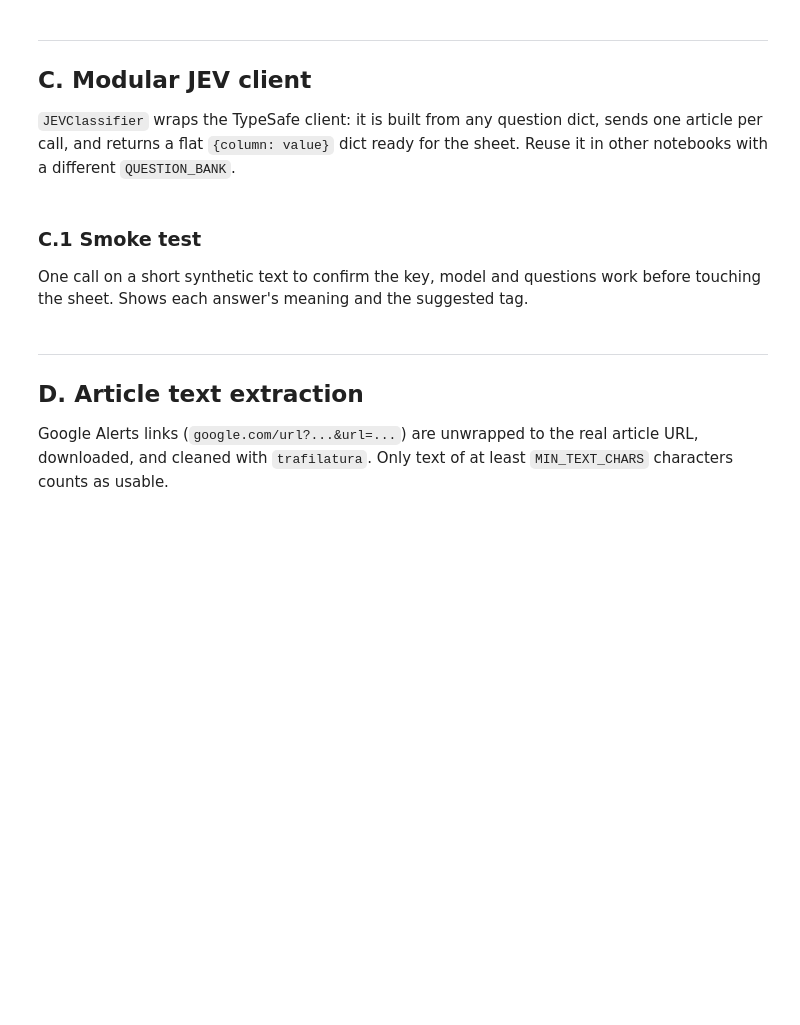
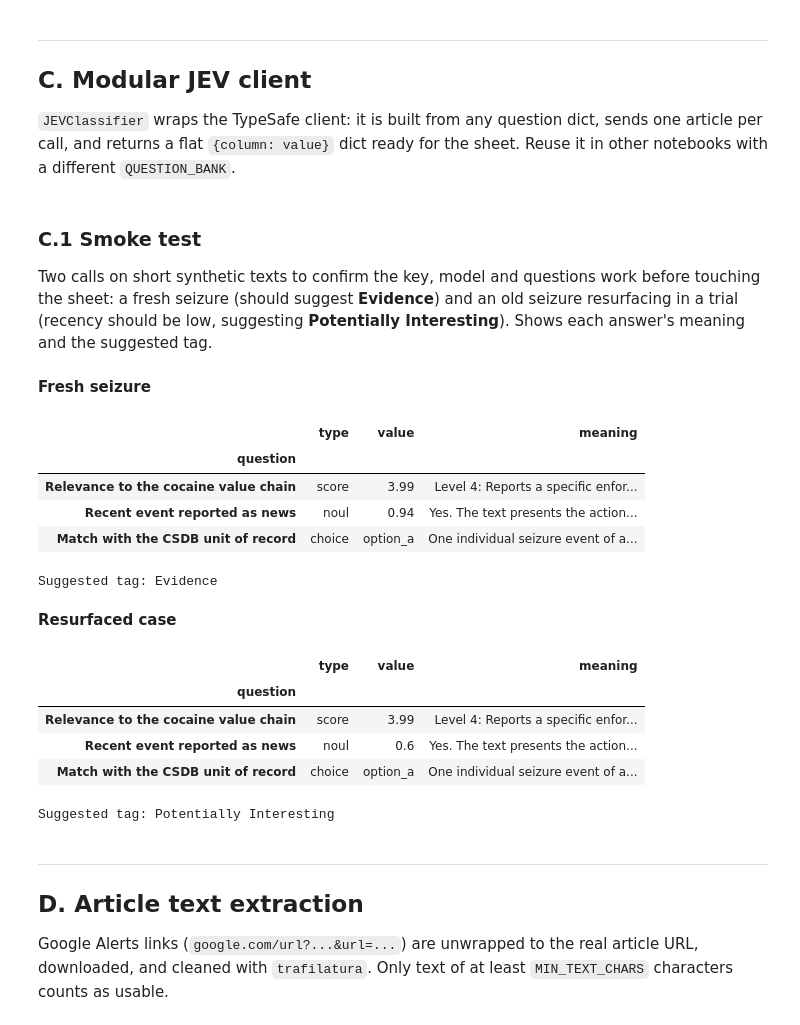
Before and after one commit to FelipeVillota/ic-csdb, a Jupyter notebook: 0A_1-jev_e_pipeline.ipynb, the cells around one changed output. Cells and saved outputs as stored; diff of their text form; code cells hidden in the pictures; blank space fills up the shorter version.

```diff
--- a/0A_1-jev_e_pipeline.ipynb
+++ b/0A_1-jev_e_pipeline.ipynb
@@ -1227,51 +1233,75 @@ class JEVClassifier:
         self.close()
 # %% [markdown]
 ### C.1 Smoke test
-One call on a short synthetic text to confirm the key, model and questions work before touching the sheet. Shows each answer's meaning and the suggested tag.
+Two calls on short synthetic texts to confirm the key, model and questions work before touching the sheet: a fresh seizure (should suggest **Evidence**) and an old seizure resurfacing in a trial (recency should be low, suggesting **Potentially Interesting**). Shows each answer's meaning and the suggested tag.
 # %%
-SAMPLE_TEXT = (
-    "Colombian Navy seized 2.3 tonnes of cocaine aboard a semi-submersible off Tumaco. "
-    "Authorities said the shipment belonged to the Clan del Golfo."
-)
+from IPython.display import display, Markdown
+
+SAMPLE_TEXTS = {
+    "Fresh seizure": (
+        "Colombian Navy seized 2.3 tonnes of cocaine aboard a semi-submersible off Tumaco on Monday. "
+        "Authorities said the shipment belonged to the Clan del Golfo."
+    ),
+    "Resurfaced case": (
+        "A court in Guayaquil sentenced three men to 12 years in prison on Tuesday for their role in "
+        "a 2023 shipment of 1.5 tonnes of cocaine seized in banana containers at the port."
+    ),
+}
 
 
 def interpret_answer(name, value, spec=None):
     """Turn a raw JEV value into its human-readable meaning from the registry."""
     spec = spec or QUESTION_BANK[name]
     if value is None:
         return "—"
     if spec["type"] == "score":
         levels = spec["criteria"]
         level = min(max(int(round(value)), 0), len(levels) - 1)
         return f"Level {level}: {levels[level]}"
     if spec["type"] == "noul":
         crit = spec.get("criteria") or {}
         if value >= 0.5:
             return f"Yes. {crit.get('true') or 'statement true'}"
         return f"No. {crit.get('false') or 'statement false'}"
     if spec["type"] == "choice":
         return spec["criteria"].get(value, f"Unknown option: {value}")
     return str(value)
 
 
 with JEVClassifier(ACTIVE_SPEC, write_confidence=WRITE_CONFIDENCE) as jev_test:
-    test_answers = jev_test.classify(SAMPLE_TEXT)
+    for sample_name, sample_text in SAMPLE_TEXTS.items():
+        test_answers = jev_test.classify(sample_text)
 
-result = pd.DataFrame([
-    {
-        "question": ACTIVE_SPEC[name].get("label", name),
-        "type": ACTIVE_SPEC[name]["type"],
-        "value": test_answers.get(name),
-        "meaning": interpret_answer(name, test_answers.get(name), ACTIVE_SPEC[name]),
-    }
-    for name in ACTIVE_SPEC
-]).set_index("question")
+        result = pd.DataFrame([
+            {
+                "question": ACTIVE_SPEC[name].get("label", name),
+                "type": ACTIVE_SPEC[name]["type"],
+                "value": test_answers.get(name),
+                "meaning": interpret_answer(name, test_answers.get(name), ACTIVE_SPEC[name]),
+            }
+            for name in ACTIVE_SPEC
+        ]).set_index("question")
 
-with pd.option_context("display.max_colwidth", None):
-    display(result)
-
-if SUGGEST_COL:
-    print(f"Suggested tag: {suggest_decision(test_answers)}")
+        display(Markdown(f"**{sample_name}**"))
+        with pd.option_context("display.max_colwidth", None):
+            display(result)
+        if SUGGEST_COL:
+            print(f"Suggested tag: {suggest_decision(test_answers)}\n")
+# %% [output]
+**Fresh seizure**
+|  | type | value | meaning |
+| question |  |  |  |
+| Relevance to the cocaine value chain | score | 3.99 | Level 4: Reports a specific enfor... |
+| Recent event reported as news | noul | 0.94 | Yes. The text presents the action... |
+| Match with the CSDB unit of record | choice | option_a | One individual seizure event of a... |
+Suggested tag: Evidence
+**Resurfaced case**
+|  | type | value | meaning |
+| question |  |  |  |
+| Relevance to the cocaine value chain | score | 3.99 | Level 4: Reports a specific enfor... |
+| Recent event reported as news | noul | 0.6 | Yes. The text presents the action... |
+| Match with the CSDB unit of record | choice | option_a | One individual seizure event of a... |
+Suggested tag: Potentially Interesting
 # %% [markdown]
 ---
 ## D. Article text extraction
```
Also changed, not shown: parts of 9 cells of this notebook.
